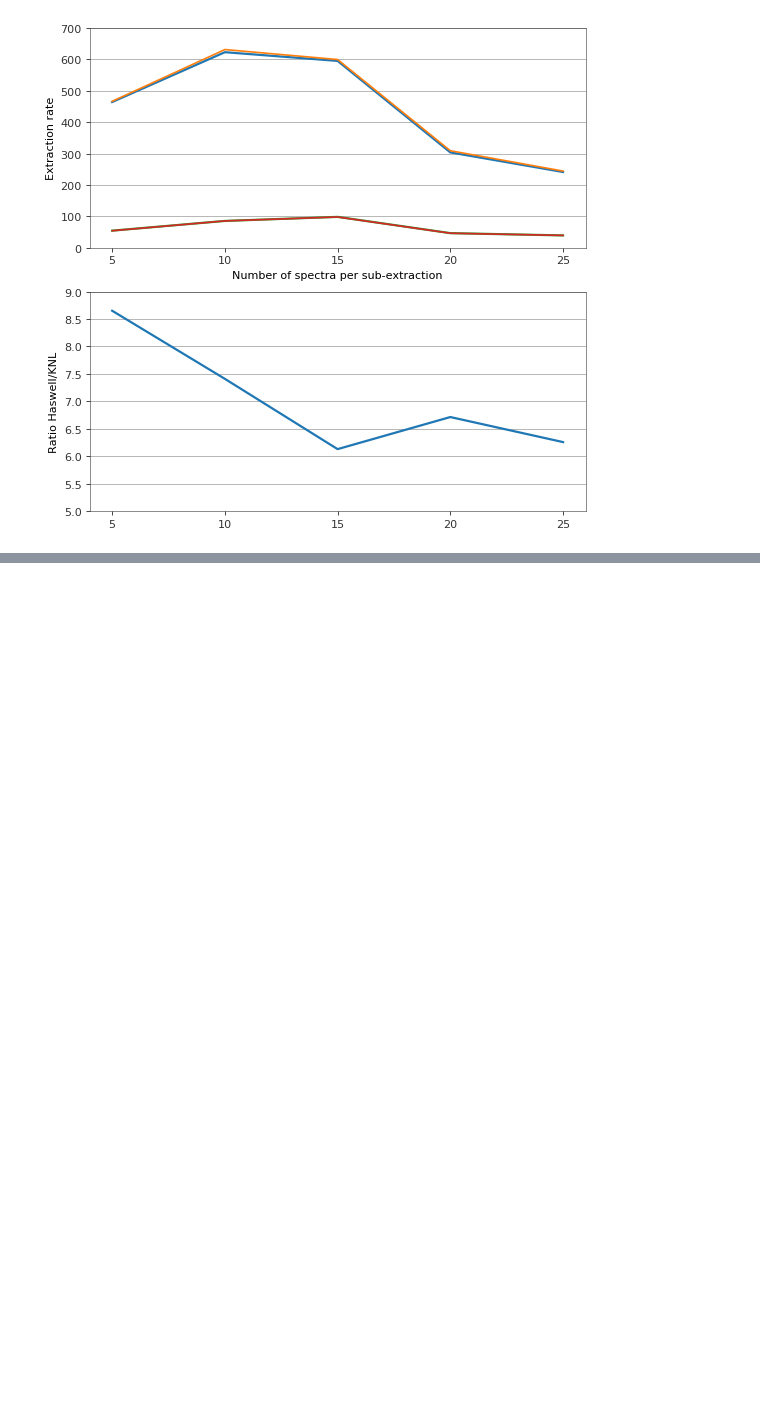
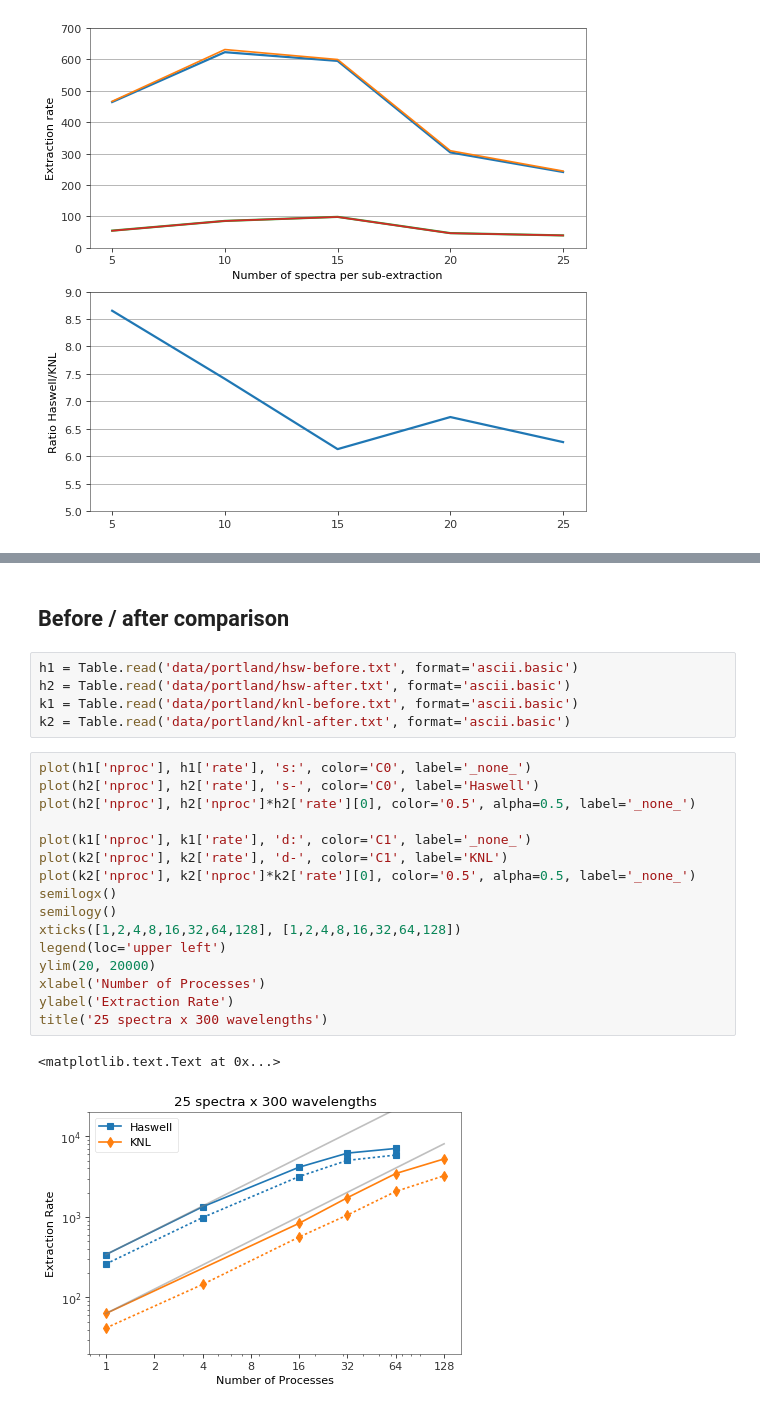
Before and after one commit to sbailey/knltest, a Jupyter notebook: doc/portland-extract.ipynb, the cells around one changed output, grey strips where cells are left out. Drawn from its saved outputs; the diff is of its cells as text; blank space fills up the shorter version.

Commit message:
Portland dungeon results

```diff
--- a/doc/portland-extract.ipynb
+++ b/doc/portland-extract.ipynb
@@ -80,0 +92,26 @@ max(Haswell) / max(KNL) = 6.5
+# %% [markdown]
+## Before / after comparison
+# %%
+h1 = Table.read('data/portland/hsw-before.txt', format='ascii.basic')
+h2 = Table.read('data/portland/hsw-after.txt', format='ascii.basic')
+k1 = Table.read('data/portland/knl-before.txt', format='ascii.basic')
+k2 = Table.read('data/portland/knl-after.txt', format='ascii.basic')
+# %%
+plot(h1['nproc'], h1['rate'], 's:', color='C0', label='_none_')
+plot(h2['nproc'], h2['rate'], 's-', color='C0', label='Haswell')
+plot(h2['nproc'], h2['nproc']*h2['rate'][0], color='0.5', alpha=0.5, label='_none_')
+
+plot(k1['nproc'], k1['rate'], 'd:', color='C1', label='_none_')
+plot(k2['nproc'], k2['rate'], 'd-', color='C1', label='KNL')
+plot(k2['nproc'], k2['nproc']*k2['rate'][0], color='0.5', alpha=0.5, label='_none_')
+semilogx()
+semilogy()
+xticks([1,2,4,8,16,32,64,128], [1,2,4,8,16,32,64,128])
+legend(loc='upper left')
+ylim(20, 20000)
+xlabel('Number of Processes')
+ylabel('Extraction Rate')
+title('25 spectra x 300 wavelengths')
+# %% [output]
+<matplotlib.text.Text at 0x...>
+[figure, added]
```
Also changed, not shown: parts of 4 cells of this notebook, 5 other files.
